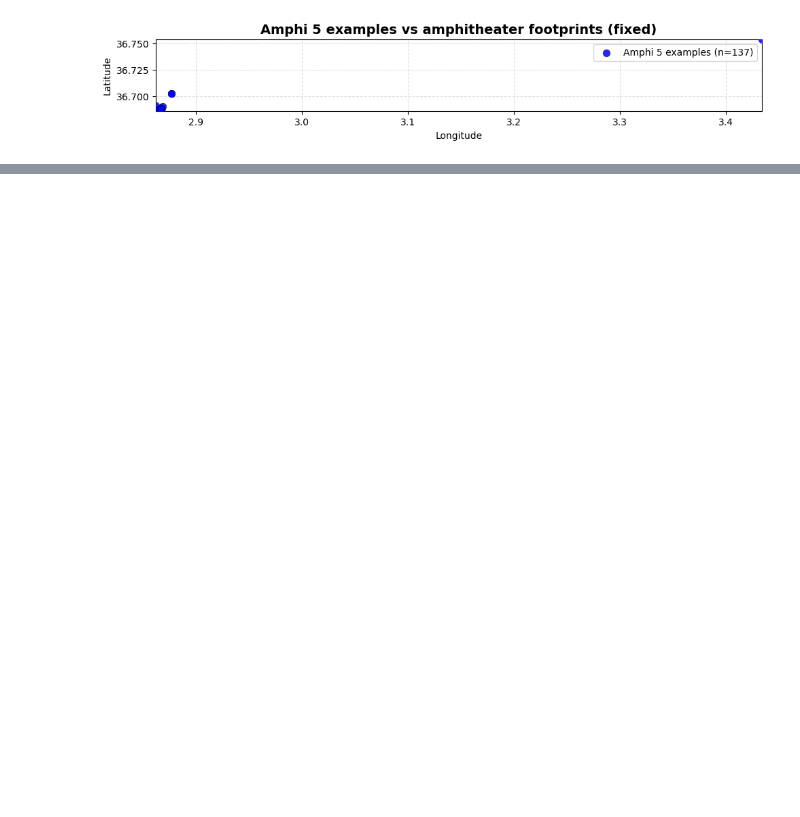
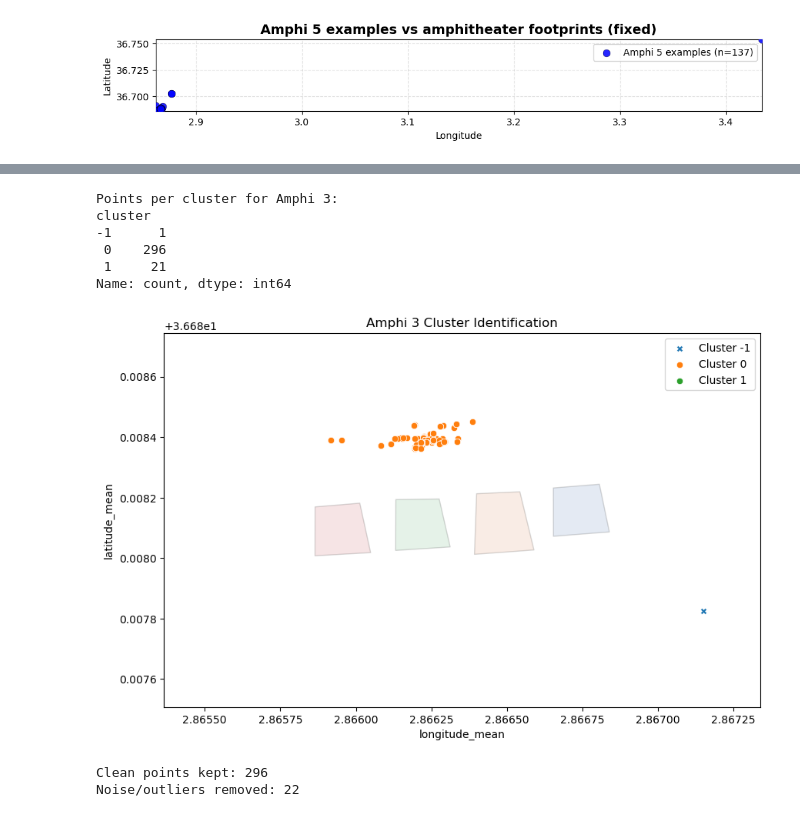
Before and after one commit to nasro-bay/ML_Amphitheatre_GPS_Localization, a Jupyter notebook: Local/Preprocessing/4-outlier_detection.ipynb, the cells around one changed output, grey strips where cells are left out. Saved outputs shown, nothing was run; the diff lists cells and outputs as text; code cells hidden in the pictures; blank space fills up the shorter version.

```diff
--- a/Local/Preprocessing/4-outlier_detection.ipynb
+++ b/Local/Preprocessing/4-outlier_detection.ipynb
@@ -770,0 +733,70 @@ plt.show()
+# %%
+from sklearn.cluster import DBSCAN
+
+# Prepare coordinates for clustering
+X_a3 = df_a3[['latitude_mean', 'longitude_mean']].values
+
+# Using same parameters as Amphi 2 (you can tune eps/min_samples if needed)
+db_a3 = DBSCAN(eps=0.00025, min_samples=15)
+df_a3['cluster'] = db_a3.fit_predict(X_a3)
+
+# Print cluster counts to see how many "hotspots" were found
+print("Points per cluster for Amphi 3:")
+print(df_a3['cluster'].value_counts().sort_index())
+# %% [output]
+Points per cluster for Amphi 3:
+cluster
+-1      1
+ 0    296
+ 1     21
+Name: count, dtype: int64
+# %%
+import matplotlib.pyplot as plt
+import seaborn as sns
+import numpy as np
+from matplotlib.patches import Polygon
+from matplotlib.collections import PatchCollection
+
+# Plot colored clusters against footprints
+fig, ax = plt.subplots(figsize=(10, 8))
+
+# Draw amphitheater polygons
+patches = []
+colors = ['#4C72B0', '#DD8452', '#55A868', '#C44E52', '#8172B3', '#937860', '#DA8BC3', '#8C8C81']
+for (_, corners), color in zip(amphi_corners.items(), colors):
+    xy = np.array([(lon, lat) for lat, lon in corners])
+    patches.append(Polygon(xy, closed=True))
+ax.add_collection(PatchCollection(patches, facecolors=colors, alpha=0.15, edgecolor='black', linewidth=1, zorder=1))
+
+# Plot each cluster with a different color
+clusters = sorted(df_a3['cluster'].unique())
+for c in clusters:
+    subset = df_a3[df_a3['cluster'] == c]
+    sns.scatterplot(
+        data=subset, x='longitude_mean', y='latitude_mean',
+        marker='X' if c == -1 else 'o', label=f'Cluster {c}', ax=ax, zorder=5
+    )
+
+# Set limits around the polygons
+poly_lats = [c[0] for corners in amphi_corners.values() for c in corners]
+poly_lons = [c[1] for corners in amphi_corners.values() for c in corners]
+ax.set_xlim(min(poly_lons) - 0.0005, max(poly_lons) + 0.0005)
+ax.set_ylim(min(poly_lats) - 0.0005, max(poly_lats) + 0.0005)
+ax.set_aspect('equal', adjustable='box')
+ax.set_title('Amphi 3 Cluster Identification')
+plt.legend(loc='best')
+plt.show()
+# %% [output]
+[figure, added]
+# %%
+# UPDATE THE NUMBER BELOW based on Step 3 results
+SELECTED_CLUSTER = 0
+
+df_a3_clean = df_a3[df_a3['cluster'] == SELECTED_CLUSTER].copy()
+df_a3_noise = df_a3[df_a3['cluster'] != SELECTED_CLUSTER].copy()
+
+print(f"Clean points kept: {len(df_a3_clean)}")
+print(f"Noise/outliers removed: {len(df_a3_noise)}")
+# %% [output]
+Clean points kept: 296
+Noise/outliers removed: 22
```
Also changed, not shown: parts of 61 cells of this notebook, 5 other files.
